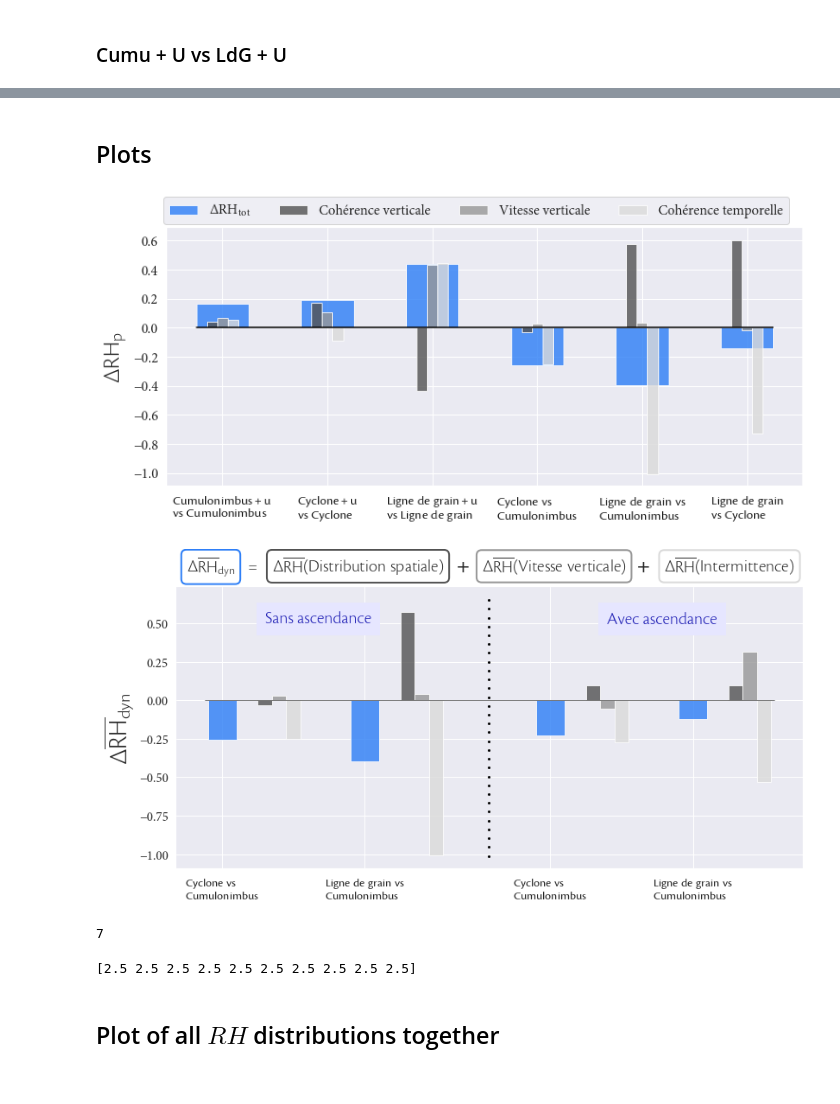
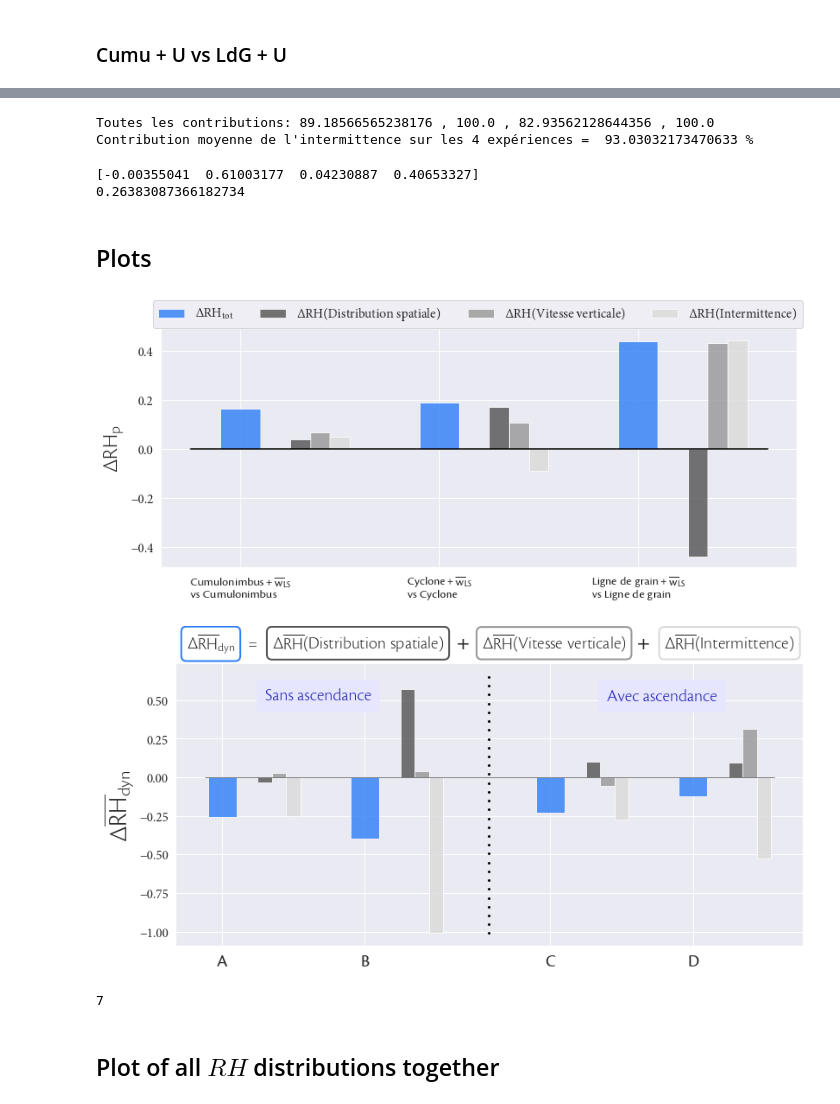
Before and after one commit to FelixLangot/LMD_Internship, a Jupyter notebook: Stats.ipynb, the cells around one changed output, grey strips where cells are left out. Cells and saved outputs as stored; diff of their text form; code cells hidden in the pictures.

Commit message:
final graph versions

```diff
--- a/Stats.ipynb
+++ b/Stats.ipynb
@@ -17,7 +17,7 @@ len(meanRHplist_cumudt10)
 # %%
 steplist = [1,3,6,12,24,48,96,144]
 steplist2 = [1,2,4,8,16,32,48]
-labelsRHcomp = ['Cumulonimubus 10min', 'Cumulonimbus','Cumulonimbus+U', 'Cyclone', 'Cyclone+U', 'Ligne de grain', 'Ligne de grain+U']
+labelsRHcomp = ['Cumulonimubus 10min', 'Cumulonimbus','Cumulonimbus+$\mathdefault{\overline{w}_{LS}}$', 'Cyclone', 'Cyclone+$\mathdefault{\overline{w}_{LS}}$', 'Ligne de grain', 'Ligne de grain+$\mathdefault{\overline{w}_{LS}}$']
 interval = np.linspace(0, 1, len(labelsRHcomp))
 colorlist = [mpl.cm.rainbow(i) for i in interval]
 colors = np.asarray(['darkred', 'r', 'g', 'lightgreen', 'b', 'skyblue'], dtype=object)
@@ -138,7 +138,7 @@ print(np.std(testmeanlst))
 [figure]
 0.0
 # %%
-labelsRHfit = ['Cumulonimbus', 'Cumulonimbus+$\mathdefault{\overline{W}}$', 'Cyclone', 'Cyclone+$\mathdefault{\overline{W}}$', 'Ligne de grain', 'Ligne de grain+$\mathdefault{\overline{W}}$']
+labelsRHfit = ['Cumulonimbus', 'Cumulonimbus+$\mathdefault{\overline{w}_{LS}}$', 'Cyclone', 'Cyclone+$\mathdefault{\overline{w}_{LS}}$', 'Ligne de grain', 'Ligne de grain+$\mathdefault{\overline{w}_{LS}}$']
 labelsRHfit2 = np.zeros(6, dtype='object')
 for i,j in zip(np.arange(len(labelsRHfit)), [0,2,4,1,3,5]):
     labelsRHfit2[i] = labelsRHfit[j]
@@ -633,2 +673,16 @@ total =  -0.12170970622537425
+# %%
+contribIntlist = np.array([contribInt, contribInt2, contribInt3, contribInt4])
+print('Toutes les contributions:', contribIntlist[0],',', contribIntlist[1],',', contribIntlist[2],',', contribIntlist[3])
+print('Contribution moyenne de l\'intermittence sur les 4 expériences = ', np.mean(contribIntlist), '%')
+# %% [output]
+Toutes les contributions: 89.18566565238176 , 100.0 , 82.93562128644356 , 100.0
+Contribution moyenne de l'intermittence sur les 4 expériences =  93.03032173470633 %
+# %%
+termsnoint = np.asarray([term1cyc+term2cyc, term1sqll+term2sqll, term1cycU+term2cycU, term1sqllU+term2sqllU])
+print(termsnoint)
+print(np.mean(termsnoint))
+# %% [output]
+[-0.00355041  0.61003177  0.04230887  0.40653327]
+0.26383087366182734
 # %% [markdown]
 ## Plots
@@ -638,32 +689,41 @@ Termslist = np.asarray([termpctlistCumuCumu, termpctlistCycCyc, termpctlistSqllS
+# %%
+# Complist = [CumuvsCumuUp, CycvsCycUp, SqllvsSqllUp, CumuvsCyc, CumuvsSqll, CycvsSqll]
+# Termslist = np.asarray([termpctlistCumuCumu, termpctlistCycCyc, termpctlistSqllSqll, termpctlistCumuCyc, termpctlistCumuSqll, termpctlistCycSqll]).flatten()
+# labels = ['$\mathdefault{\Delta RH^{Cumu+u}_{Cumu}}$', '$\mathdefault{\Delta RH^{Cyc+u}_{Cyc}}$','$\mathdefault{\Delta RH^{Sqll+u}_{Sqll}}$','$\mathdefault{\Delta RH^{Cyc}_{Cumu}}$','$\mathdefault{\Delta RH^{Sqll}_{Cumu}}$','$\mathdefault{\Delta RH^{Sqll}_{Cyc}}$']
+# labels = ['$\mathdefault{^{Cumulonimbus+u}_{vs~ Cumulonimbus}}$','$\mathdefault{^{Cyclone+u}_{vs~ Cyclone}}$','$\mathdefault{^{Ligne~de~grain+u}_{vs~ Ligne~de~grain}}$','$\mathdefault{^{Cyclone ~vs}_{Cumulonimbus}}$','$\mathdefault{^{Ligne~de~grain ~vs}_{Cumulonimbus}}$','$\mathdefault{^{Ligne~de~grain}_{vs~ Cyclone}}$']
+
+Complist = [CumuvsCumuUp, CycvsCycUp, SqllvsSqllUp]
+Termslist = np.asarray([termpctlistCumuCumu, termpctlistCycCyc, termpctlistSqllSqll]).flatten()
+labels = ['$\mathdefault{^{Cumulonimbus + \mathdefault{\overline{w}_{LS}}}_{vs~ Cumulonimbus}}$','$\mathdefault{^{Cyclone + \mathdefault{\overline{w}_{LS}}}_{vs~ Cyclone}}$','$\mathdefault{^{Ligne~de~grain + \mathdefault{\overline{w}_{LS}}}_{vs~ Ligne~de~grain}}$']
 # %%
-fig,ax = plt.subplots(1,1,figsize=(12,5))
-absc = [0,1,2,3,4,5]
-absc2 = [-0.1,0,0.1,0.9,1,1.1,1.9,2,2.1,2.9,3,3.1,3.9,4,4.1,4.9,5,5.1]
+fig,ax = plt.subplots(1,1,figsize=(13,5))
+# absc = [0,1,2,3,4,5]
+# absc2 = [-0.1,0,0.1,0.9,1,1.1,1.9,2,2.1,2.9,3,3.1,3.9,4,4.1,4.9,5,5.1]
+absc = [0,1,2]
+absc2 = [0.3,0.4,0.5,1.3,1.4,1.5,2.3,2.4,2.5]
 colors2 = ['r','y','g']*6
 colors3 = sns.color_palette("Greys_r", 3)
 colors36 = colors3*6
-legendlabels = ['Cohérence verticale', 'Vitesse verticale', 'Cohérence temporelle']*6
-# labels = ['$\mathdefault{\Delta RH^{Cumu+u}_{Cumu}}$', '$\mathdefault{\Delta RH^{Cyc+u}_{Cyc}}$','$\mathdefault{\Delta RH^{Sqll+u}_{Sqll}}$','$\mathdefault{\Delta RH^{Cyc}_{Cumu}}$','$\mathdefault{\Delta RH^{Sqll}_{Cumu}}$','$\mathdefault{\Delta RH^{Sqll}_{Cyc}}$']
-labels = ['$\mathdefault{^{Cumulonimbus+u}_{vs~ Cumulonimbus}}$','$\mathdefault{^{Cyclone+u}_{vs~ Cyclone}}$','$\mathdefault{^{Ligne~de~grain+u}_{vs~ Ligne~de~grain}}$','$\mathdefault{^{Cyclone ~vs}_{Cumulonimbus}}$','$\mathdefault{^{Ligne~de~grain ~vs}_{Cumulonimbus}}$','$\mathdefault{^{Ligne~de~grain}_{vs~ Cyclone}}$']
-ax.bar(absc, Complist, width=0.5, color=colorlist[1], label='$\mathdefault{\Delta RH_{tot}}$', alpha=0.8)
+legendlabels = ['$\mathdefault{\Delta}$RH(Distribution spatiale)', '$\mathdefault{\Delta}$RH(Vitesse verticale)', '$\mathdefault{\Delta}$RH(Intermittence)']*6
+ax.bar(absc, Complist, width=0.2, color=colorlist[1], label='$\mathdefault{\Delta RH_{tot}}$', alpha=0.8)
 for i in np.arange(3):
     ax.bar(absc2[i], Termslist[i], width=0.1, color=colors36[i], label=legendlabels[i], alpha=0.8)
 for i in np.arange(3,len(absc2)):
     ax.bar(absc2[i], Termslist[i], width=0.1, color=colors36[i], alpha=0.8)
-ax.plot(np.linspace(-0.25,5.25,5), np.zeros(len(np.linspace(-0.25,5.25,5))), color='black')
+ax.plot(np.linspace(-0.25,2.65,5), np.zeros(len(np.linspace(-0.25,2.65,5))), color='black')
 ax.set_xticks(absc)
 ax.set_xticklabels(labels,minor=False)
 for tick in ax.get_xticklabels():
     tick.set_fontname("Cronos Pro")
     tick.set_fontsize(20)
 plt.yticks(font=Mplabelprop)
 plt.ylabel('$\mathdefault{\Delta RH_{p}}$', font = Cslabelprop)
-lg = ax.legend(prop=Mplabelprop, ncol=4, bbox_to_anchor=(0.99, 1.15))
+lg = ax.legend(prop=Mplabelprop, ncol=4, bbox_to_anchor=(1.02, 1.15))
 # lg.set_title(title = 'Contributions', prop=Cslabelprop)
 plt.savefig('Figs/AllComps.png', bbox_inches='tight', format='PNG', dpi=600)
 plt.show()
 # %% [output]
-[figure, old version]
+[figure, new version]
 # %%
 Complist2 = [CumuvsCyc, CumuvsSqll, CumuUvsCycU, CumuUvsSqllU]
 Termslist2 = np.asarray([termpctlistCumuCyc, termpctlistCumuSqll, termpctlistCumuUCycU, termpctlistCumuUSqllU]).flatten()
@@ -676,7 +736,8 @@ colors3 = sns.color_palette("Greys_r", 3)
 colors36 = colors3*6
 legendlabels = ['$\mathdefault{\Delta}$RH(Distribution spatiale)', '$\mathdefault{\Delta}$RH(Vitesse verticale)', '$\mathdefault{\Delta}$RH(Intermittence)']*6
 # labels = ['$\mathdefault{\Delta RH^{Cumu+u}_{Cumu}}$', '$\mathdefault{\Delta RH^{Cyc+u}_{Cyc}}$','$\mathdefault{\Delta RH^{Sqll+u}_{Sqll}}$','$\mathdefault{\Delta RH^{Cyc}_{Cumu}}$','$\mathdefault{\Delta RH^{Sqll}_{Cumu}}$','$\mathdefault{\Delta RH^{Sqll}_{Cyc}}$']
-labels = ['$\mathdefault{^{Cyclone ~vs}_{Cumulonimbus}}$','$\mathdefault{^{Ligne~de~grain ~vs}_{Cumulonimbus}}$','$\mathdefault{^{Cyclone ~vs}_{Cumulonimbus}}$','$\mathdefault{^{Ligne~de~grain ~vs}_{Cumulonimbus}}$']
+# labels = ['$\mathdefault{^{Cyclone ~vs}_{Cumulonimbus}}$','$\mathdefault{^{Ligne~de~grain ~vs}_{Cumulonimbus}}$','$\mathdefault{^{Cyclone ~vs}_{Cumulonimbus}}$','$\mathdefault{^{Ligne~de~grain ~vs}_{Cumulonimbus}}$']
+labels = ['A', 'B', 'C', 'D']
 ax.bar(absc, Complist2, width=0.2, color= colorlist[1], label='$\mathdefault{\Delta RH_{tot}}$', alpha=0.8)
 for i in np.arange(3):
     ax.bar(absc2[i], Termslist2[i], width=0.1, color=colors36[i], label=legendlabels[i], alpha=0.8)
@@ -717,16 +778,11 @@ ax.text(2.7, 0.5, 'Avec ascendance', style='normal', fontproperties=Cslabelprop,
 plt.savefig('Figs/OrgComps.png', bbox_inches='tight', format='PNG', dpi=600)
 plt.show()
 # %% [output]
-[figure, old version]
+[figure, new version]
 # %%
 len(colorlist)
 # %% [output]
 7
-# %%
-M = np.zeros(10)
-print(M+2.5)
-# %% [output]
-[2.5 2.5 2.5 2.5 2.5 2.5 2.5 2.5 2.5 2.5]
 # %% [markdown]
 ## Plot of all $RH$ distributions together
 # %%
```
Also changed, not shown: parts of 13 cells of this notebook.
